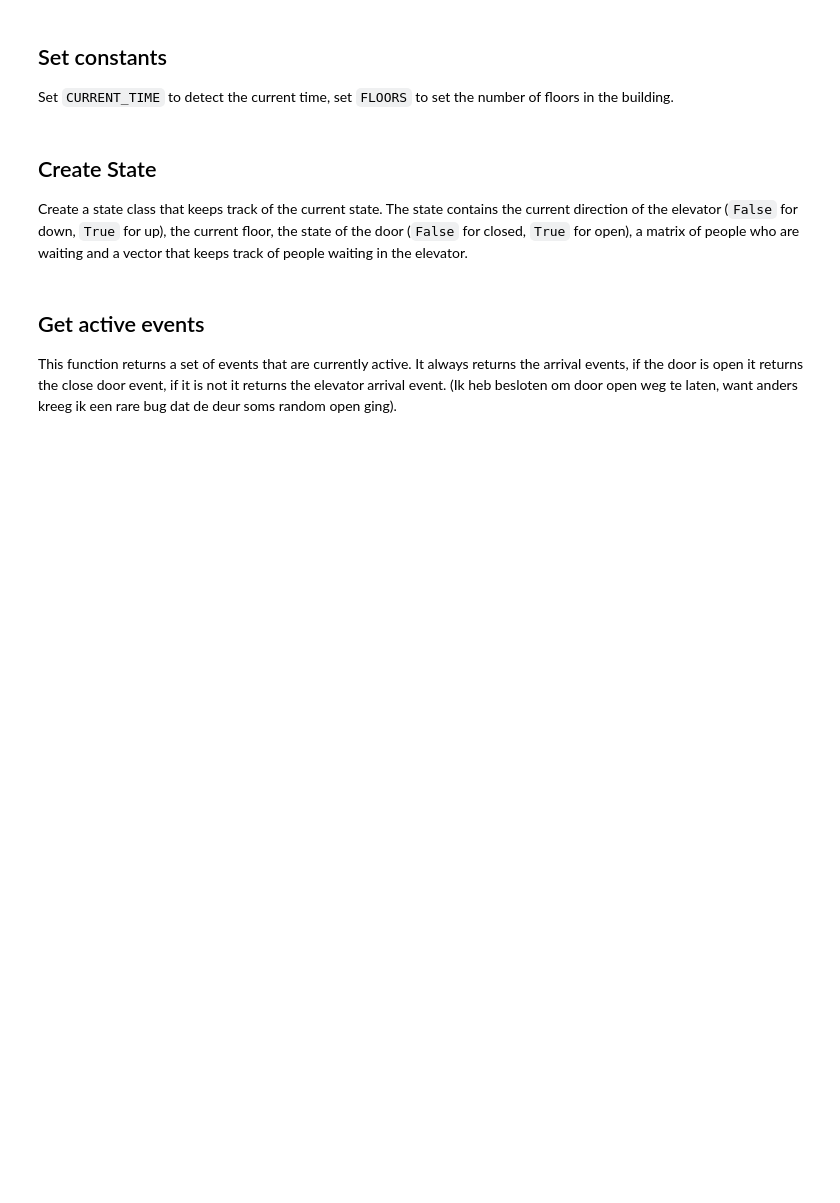
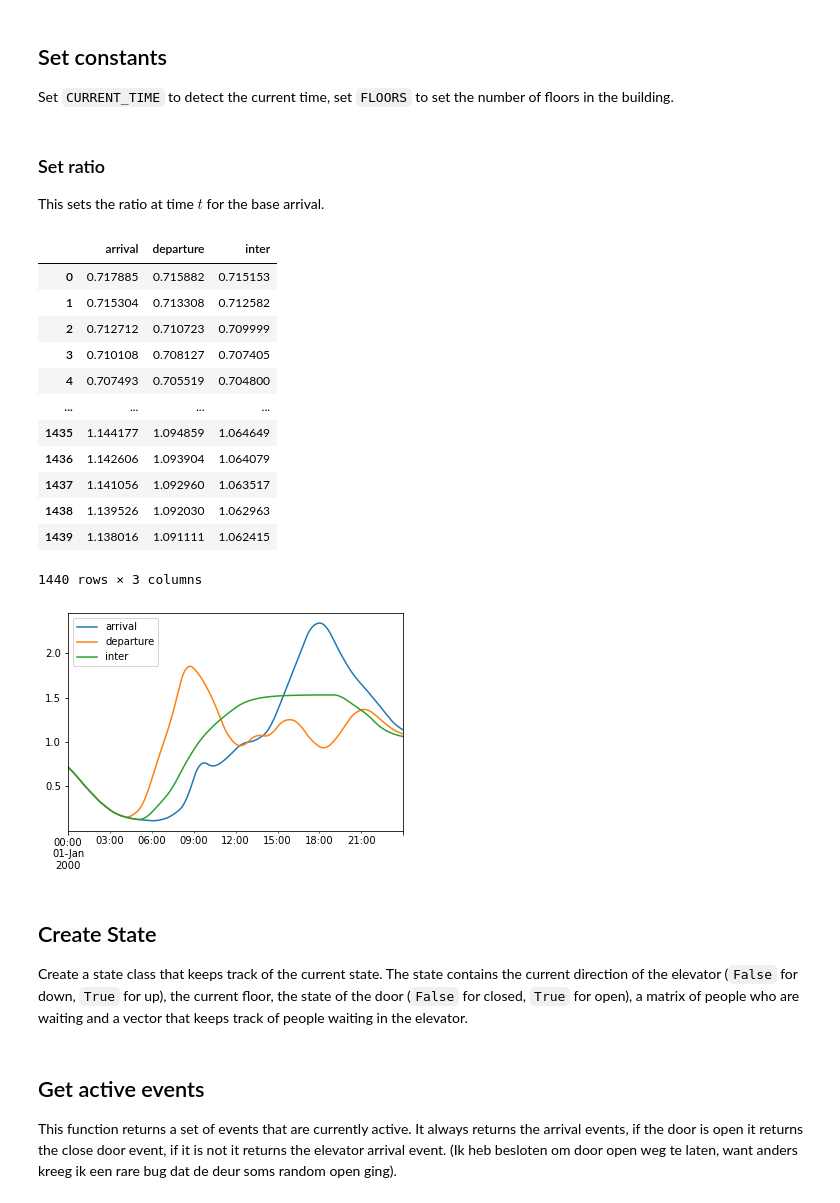
Before and after one commit to michadenheijer/AdvancedSimulation, a Jupyter notebook: main.ipynb, the cells around one changed output. Cells and saved outputs as stored; diff of their text form; code cells hidden in the pictures; blank space fills up the shorter version.

````diff
--- a/main.ipynb
+++ b/main.ipynb
@@ -30,3 +57,35 @@ MAX_ELEVATOR_CAPACITY = 10
+# %% [markdown]
+### Set ratio
+This sets the ratio at time $t$ for the base arrival.
+# %%
+# The ratio per hour
+HOURLY_RATIO = pd.DataFrame({
+    #                       00    01   02   03  04    05   06   07   08   09   10   11   12   13   14   15   16  17   18   19   20   21   22   23   24
+    "arrival":   np.array([0.7, 0.4, 0.2, 0.1, 0.1, 0.1, 0.1, 0.2, 0.4, 1.2, 0.6, 0.9, 1.1, 1.0, 1.2, 1.8, 2.2, 2.6, 2.3, 1.7, 1.5, 1.4, 1.2, 1.0, 1.0]),
+    "departure": np.array([0.7, 0.4, 0.2, 0.1, 0.1, 0.4, 1.2, 1.6, 2.4, 1.6, 1.2, 0.7, 0.8, 1.2, 1.0, 1.4, 1.2, 0.8, 0.8, 1.2, 1.5, 1.4, 1.1, 1.0, 1.0]),
+    "inter":     np.array([0.7, 0.4, 0.2, 0.1, 0.1, 0.1, 0.4, 0.6, 1.0, 1.2, 1.3, 1.4, 1.5, 1.5, 1.5, 1.5, 1.5, 1.5, 1.5, 1.5, 1.3, 1.2, 1.0, 1.0, 1.0])
+}, index=pd.date_range("2000", freq="H", periods=25)).resample("1min").interpolate().ewm(span=150).mean()
+HOURLY_RATIO = HOURLY_RATIO[:-1]
+HOURLY_RATIO /= HOURLY_RATIO.mean()
+HOURLY_RATIO.plot()
+new_index = (HOURLY_RATIO.index.hour * 60 + HOURLY_RATIO.index.minute)
+HOURLY_RATIO = HOURLY_RATIO.set_index(new_index)
+HOURLY_RATIO
+# %% [output]
+|  | arrival | departure | inter |
+| 0 | 0.717885 | 0.715882 | 0.715153 |
+| 1 | 0.715304 | 0.713308 | 0.712582 |
+| 2 | 0.712712 | 0.710723 | 0.709999 |
+| 3 | 0.710108 | 0.708127 | 0.707405 |
+| 4 | 0.707493 | 0.705519 | 0.704800 |
+| ... | ... | ... | ... |
+| 1435 | 1.144177 | 1.094859 | 1.064649 |
+| 1436 | 1.142606 | 1.093904 | 1.064079 |
+| 1437 | 1.141056 | 1.092960 | 1.063517 |
+| 1438 | 1.139526 | 1.092030 | 1.062963 |
+| 1439 | 1.138016 | 1.091111 | 1.062415 |
+1440 rows × 3 columns
+[figure, added]
 # %% [markdown]
 ## Create State
 Create a state class that keeps track of the current state. The state contains the current direction of the elevator (```False``` for down, ```True``` for up), the current floor, the state of the door (```False``` for closed, ```True``` for open), a matrix of people who are waiting and a vector that keeps track of people waiting in the elevator.
````
Also changed, not shown: parts of 14 cells of this notebook, 41 other files.
